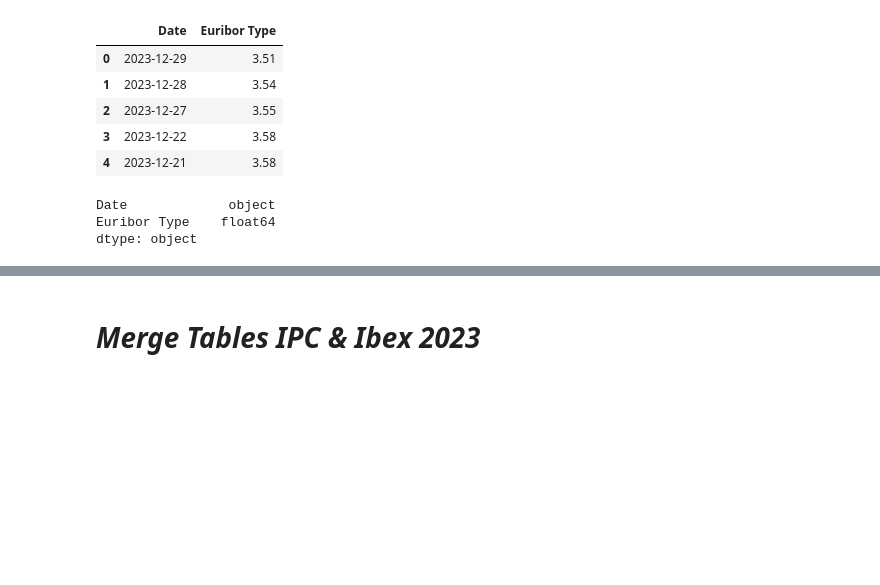
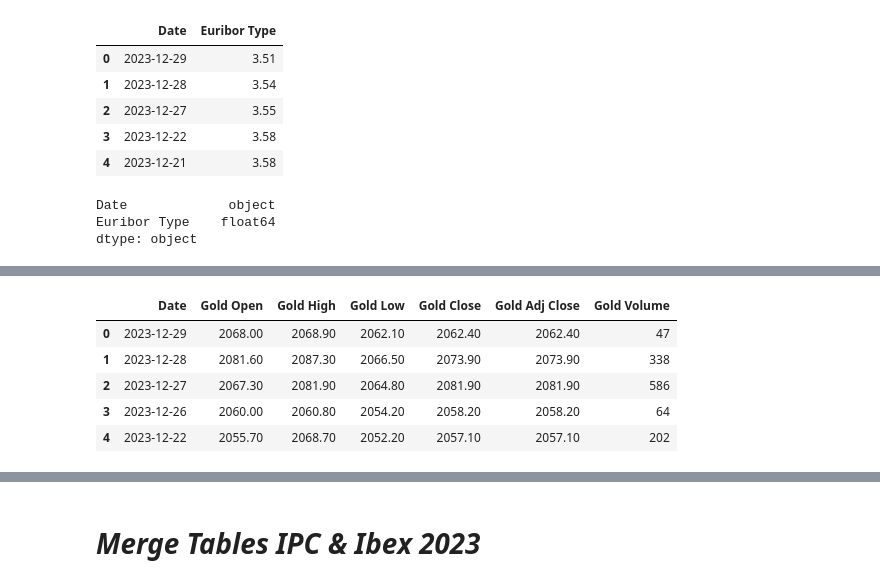
Before and after one commit to Manilab2309/ia-machine-learning, a Jupyter notebook: lab/NB_analyst_broker_operations.ipynb, the cells around one changed output, grey strips where cells are left out. Saved outputs shown, nothing was run; the diff lists cells and outputs as text; code cells hidden in the pictures; blank space fills up the shorter version.

Commit message:
Formatter Gold 2023

```diff
--- a/lab/NB_analyst_broker_operations.ipynb
+++ b/lab/NB_analyst_broker_operations.ipynb
@@ -354,0 +363,10 @@ dtype: object
+# %%
+# Actual situation
+df_gold_2023.head()
+# %% [output]
+|  | Date | Gold Open | Gold High | Gold Low | Gold Close | Gold Adj Close | Gold Volume |
+| 0 | 2023-12-29 | 2068.00 | 2068.90 | 2062.10 | 2062.40 | 2062.40 | 47 |
+| 1 | 2023-12-28 | 2081.60 | 2087.30 | 2066.50 | 2073.90 | 2073.90 | 338 |
+| 2 | 2023-12-27 | 2067.30 | 2081.90 | 2064.80 | 2081.90 | 2081.90 | 586 |
+| 3 | 2023-12-26 | 2060.00 | 2060.80 | 2054.20 | 2058.20 | 2058.20 | 64 |
+| 4 | 2023-12-22 | 2055.70 | 2068.70 | 2052.20 | 2057.10 | 2057.10 | 202 |
```
Also changed, not shown: parts of 5 cells of this notebook.
